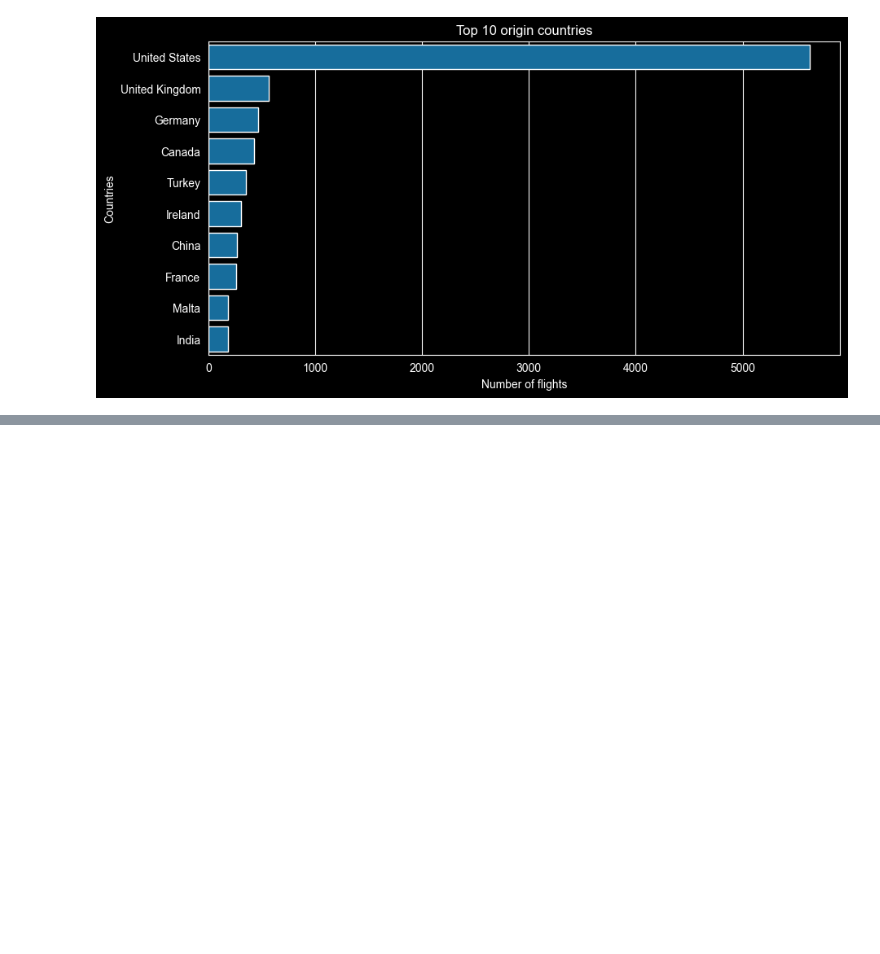
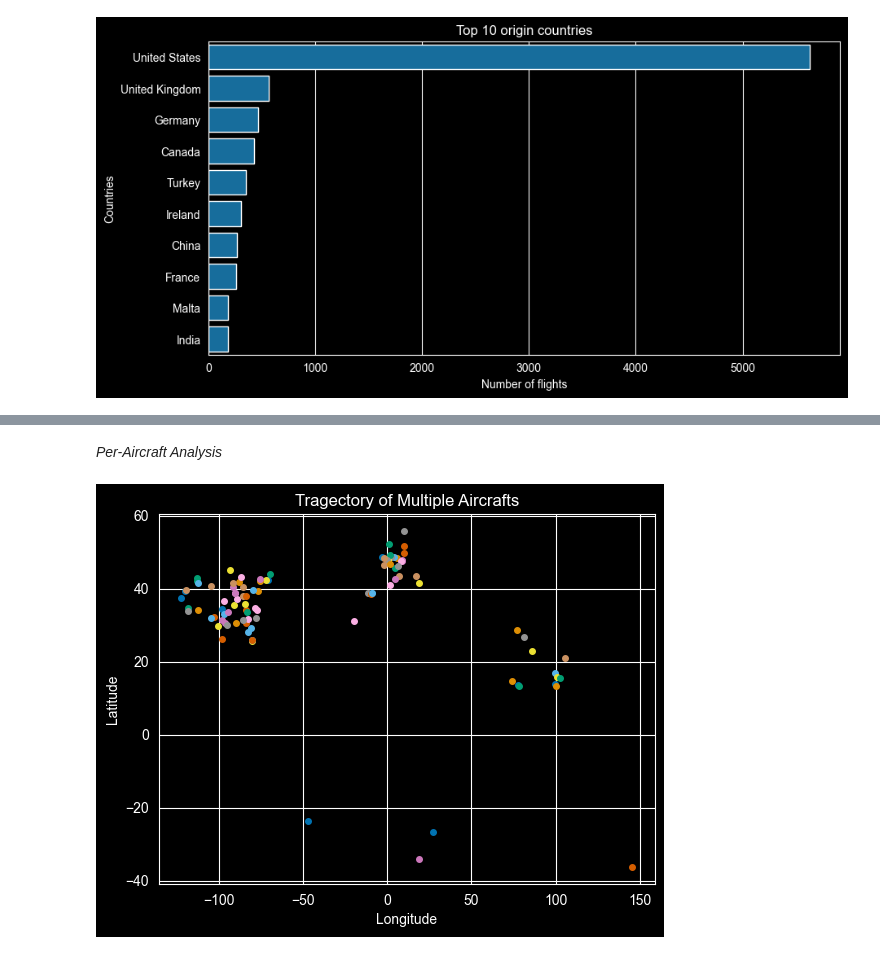
Before and after one commit to muneebsaddal/opensky-flight-data-analysis, a Jupyter notebook: flight_data_analysis.ipynb, the cells around one changed output, grey strips where cells are left out. Saved outputs shown, nothing was run; the diff lists cells and outputs as text; code cells hidden in the pictures; blank space fills up the shorter version.

```diff
--- a/flight_data_analysis.ipynb
+++ b/flight_data_analysis.ipynb
@@ -59,0 +182,16 @@ if "origin_country" in df.columns:
+# %% [markdown]
+*Per-Aircraft Analysis*
+# %%
+
+icao_examples = df["icao24"].iloc[:100].unique()  # select 5 unique aircraft for example
+
+for icao in icao_examples:
+    flight_path = df[df["icao24"] == icao].sort_values("time_position")
+    plt.plot(flight_path["longitude"], flight_path["latitude"], marker="o", markersize=4)
+
+plt.title("Tragectory of Multiple Aircrafts")
+plt.xlabel("Longitude")
+plt.ylabel("Latitude")
+plt.show()
+# %% [output]
+[figure, added]
```
Also changed, not shown: parts of 18 cells of this notebook.
